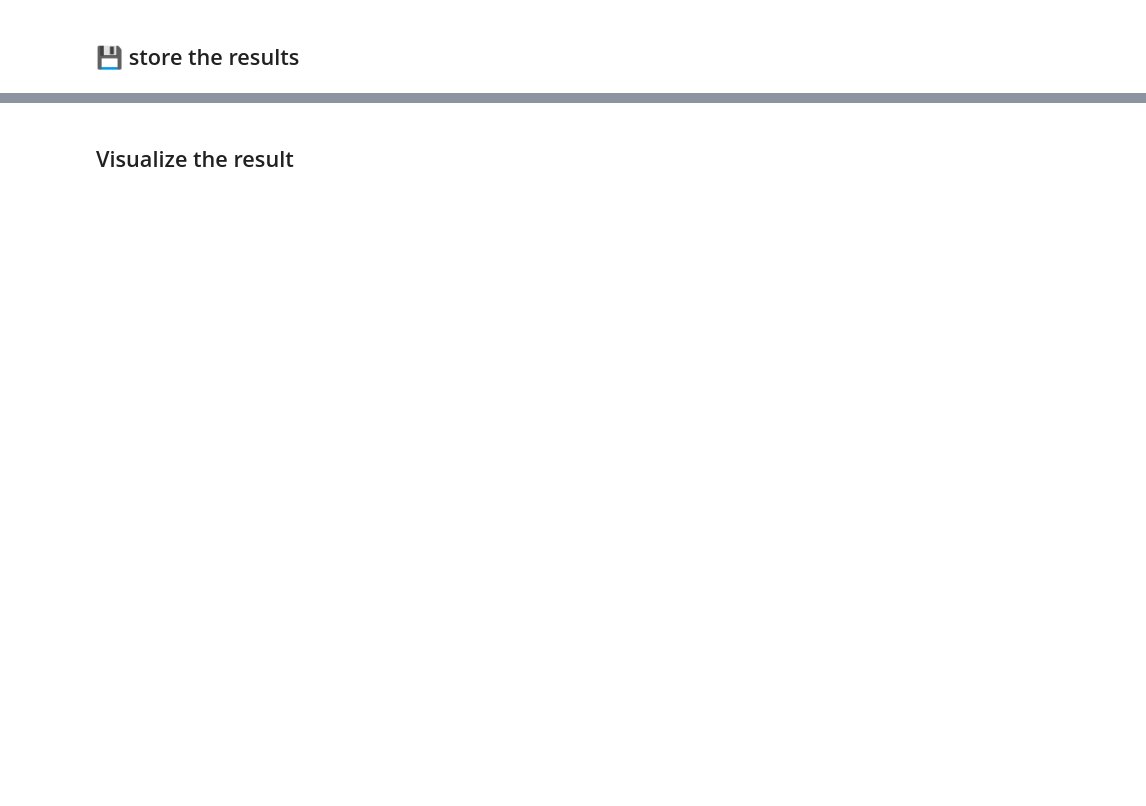
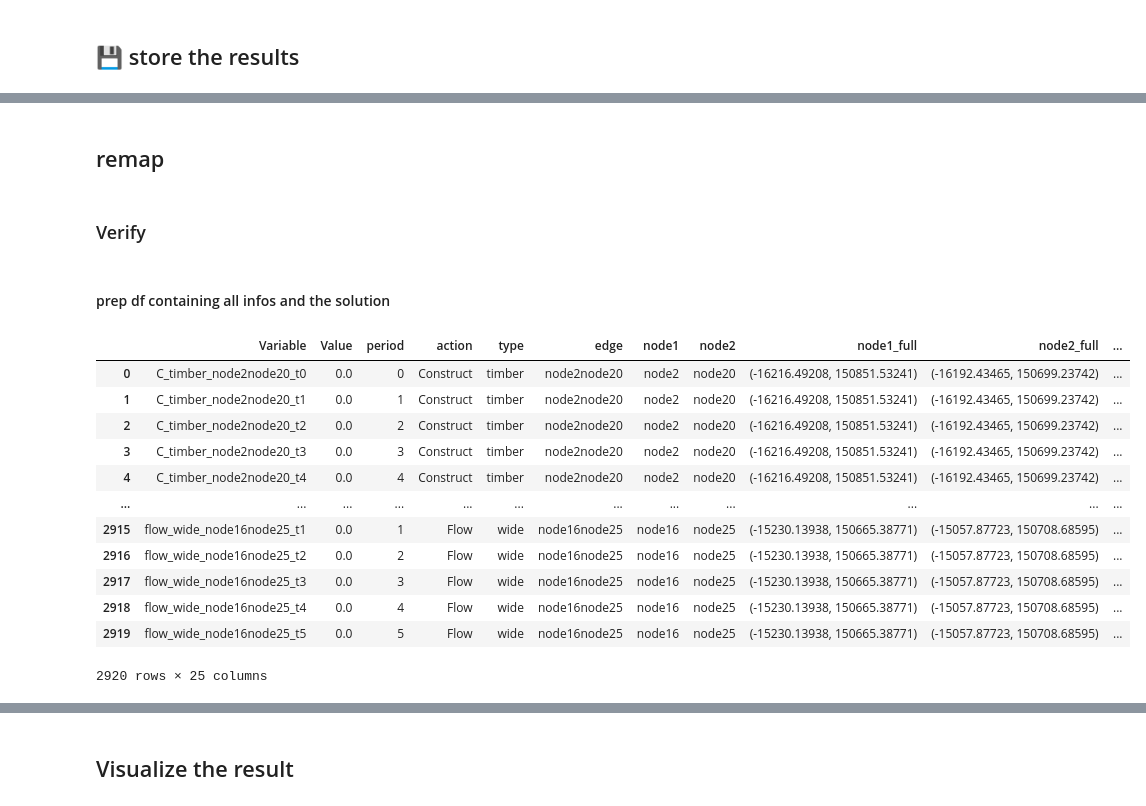
Before and after one commit to johannaasks/Masterthesis, a Jupyter notebook: 4_CPLEX_implementation.ipynb, the cells around one changed output, grey strips where cells are left out. Saved outputs shown, nothing was run; the diff lists cells and outputs as text; code cells hidden in the pictures; blank space fills up the shorter version.

```diff
--- a/4_CPLEX_implementation.ipynb
+++ b/4_CPLEX_implementation.ipynb
@@ -832,0 +1097,5 @@ model.objective.get_linear()
+# %%
+# Add variables to the model
+for (e,w,t), name in flow.items():
+    #upperbound = len(S)
+    model.variables.add(names=[name], lb=[0], ub=[9], types=["I"])
@@ -1241,0 +1724,25 @@ print(f"Optimal values: {solution}")
+# %%
+# Create the 't' column by extracting the number after the last underscore
+solution_df['period'] = solution_df['Variable'].str.extract(r'_t(\d+)$')
+
+# Create the 'action' column based on the prefix
+def determine_action(variable):
+    if variable.startswith('C'):
+        return 'Construct'
+    elif variable.startswith('M'):
+        return 'Maintain'
+    elif variable.startswith('U'):
+        return 'Upgrade'
+    elif variable.startswith('flow'):
+        return 'Flow'
+    return 'Unknown'
+
+solution_df['action'] = solution_df['Variable'].apply(determine_action)
+
+# Create the 'roadtype' column by extracting 'timber' or 'wide'
+solution_df['type'] = solution_df['Variable'].str.extract(r'_(timber|wide)_')
+
+# Create the 'edge' column by extracting the part like 'node8node14'
+solution_df['edge'] = solution_df['Variable'].str.extract(r'_(node\d+node\d+)')
+
+solution_df
@@ -1241,0 +1782,29 @@ print(f"Optimal values: {solution}")
+# %% [markdown]
+## remap
+# %%
+solution_df[['node1', 'node2']] = solution_df['edge'].str.extract(r'(node\d+)(node\d+)')
+# %%
+solution_df['node1_full'] = solution_df['node1'].map(node_mapping)
+solution_df['node2_full'] = solution_df['node2'].map(node_mapping)
+# %% [markdown]
+### Verify
+# %% [markdown]
+#### prep df containing all infos and the solution
+# %%
+# Merge with normal node1_ID and node2_ID
+merge1 = solution_df.merge(edge_attr_df, left_on="edge", right_on="EdgeID", how='inner')
+merge1
+# %% [output]
+|  | Variable | Value | period | action | type | edge | node1 | node2 | node1_full | node2_full | ... |
+| 0 | C_timber_node2node20_t0 | 0.0 | 0 | Construct | timber | node2node20 | node2 | node20 | (-16216.49208, 150851.53241) | (-16192.43465, 150699.23742) | ... |
+| 1 | C_timber_node2node20_t1 | 0.0 | 1 | Construct | timber | node2node20 | node2 | node20 | (-16216.49208, 150851.53241) | (-16192.43465, 150699.23742) | ... |
+| 2 | C_timber_node2node20_t2 | 0.0 | 2 | Construct | timber | node2node20 | node2 | node20 | (-16216.49208, 150851.53241) | (-16192.43465, 150699.23742) | ... |
+| 3 | C_timber_node2node20_t3 | 0.0 | 3 | Construct | timber | node2node20 | node2 | node20 | (-16216.49208, 150851.53241) | (-16192.43465, 150699.23742) | ... |
+| 4 | C_timber_node2node20_t4 | 0.0 | 4 | Construct | timber | node2node20 | node2 | node20 | (-16216.49208, 150851.53241) | (-16192.43465, 150699.23742) | ... |
+| ... | ... | ... | ... | ... | ... | ... | ... | ... | ... | ... | ... |
+| 2915 | flow_wide_node16node25_t1 | 0.0 | 1 | Flow | wide | node16node25 | node16 | node25 | (-15230.13938, 150665.38771) | (-15057.87723, 150708.68595) | ... |
+| 2916 | flow_wide_node16node25_t2 | 0.0 | 2 | Flow | wide | node16node25 | node16 | node25 | (-15230.13938, 150665.38771) | (-15057.87723, 150708.68595) | ... |
+| 2917 | flow_wide_node16node25_t3 | 0.0 | 3 | Flow | wide | node16node25 | node16 | node25 | (-15230.13938, 150665.38771) | (-15057.87723, 150708.68595) | ... |
+| 2918 | flow_wide_node16node25_t4 | 0.0 | 4 | Flow | wide | node16node25 | node16 | node25 | (-15230.13938, 150665.38771) | (-15057.87723, 150708.68595) | ... |
+| 2919 | flow_wide_node16node25_t5 | 0.0 | 5 | Flow | wide | node16node25 | node16 | node25 | (-15230.13938, 150665.38771) | (-15057.87723, 150708.68595) | ... |
+2920 rows × 25 columns
```
Also changed, not shown: parts of 186 cells of this notebook, 2 other files.
